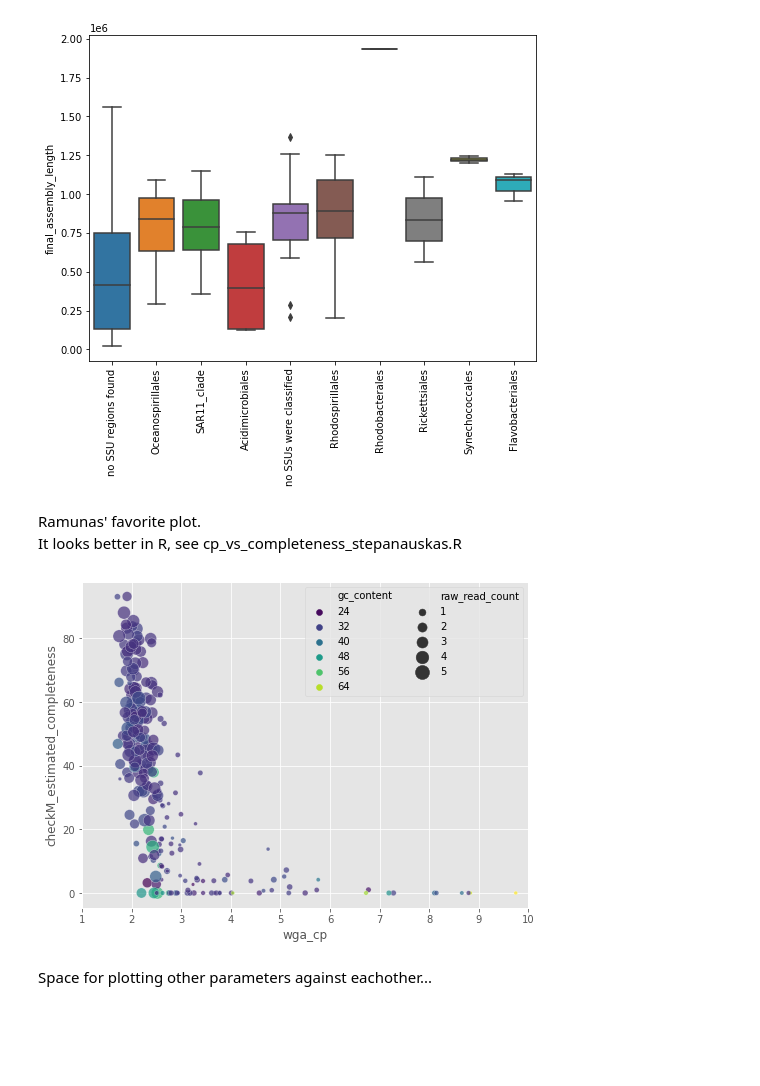
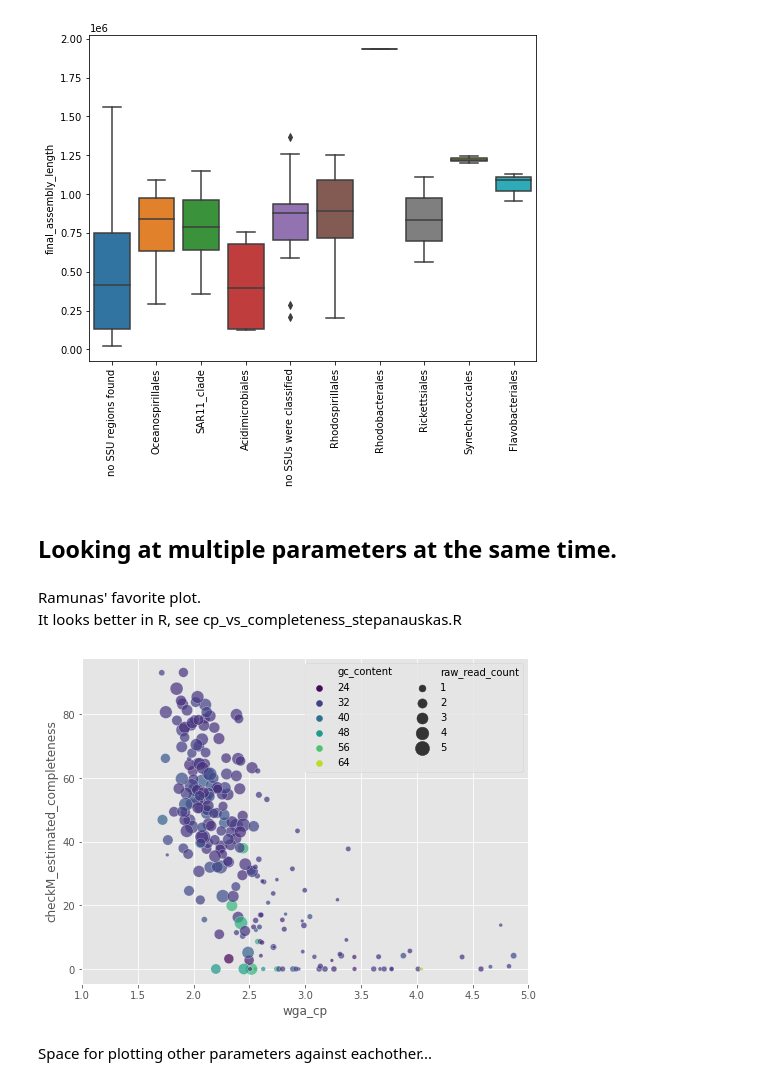
Before and after one commit to Bigelow-SCG-Course/Day1PM_SCG_data_intro, a Jupyter notebook: day1PM_playing_with_metadata.ipynb, the cells around one changed output. Cells and saved outputs as stored; diff of their text form; code cells hidden in the pictures; blank space fills up the shorter version.

Commit message:
updates to plotting notebook

```diff
--- a/day1PM_playing_with_metadata.ipynb
+++ b/day1PM_playing_with_metadata.ipynb
@@ -10,7 +10,7 @@ from collections import Counter  # Simple function that will count items in a li
 
 plt.rcParams["figure.figsize"] = (8,6)
 # %%
-assembly_stats_file = "AG-910_assembly_stats_updated.csv"
+assembly_stats_file = "tbls/AG-910_assembly_stats_updated.csv"
 df = pd.read_csv(assembly_stats_file)
 # %% [markdown]
 #### Let's get a handle on this dataframe
@@ -131,25 +131,27 @@ ax.tick_params(axis='x', labelrotation = 90)
 plt.show()
 # %% [output]
 [figure]
+# %% [markdown]
+## Looking at multiple parameters at the same time.
 # %% [markdown]
 Ramunas' favorite plot.
 It looks better in R, see cp_vs_completeness_stepanauskas.R
 # %%
 plt.style.use('ggplot')
 
 ax = sns.scatterplot(x = 'wga_cp',
                 y = 'checkM_estimated_completeness',
                 data = df,
                 hue = 'gc_content',
                 size = df['raw_read_count'],
                palette = 'viridis',
                alpha = 0.7,   # makes dots transparent
                 sizes = (10, 200))
 
 ax.legend(loc = 'upper right', ncol = 2)
-ax.set_xlim(1, 10)
+ax.set_xlim(1, 5)
 plt.show()
 # %% [output]
-[figure, old version]
+[figure, new version]
 # %% [markdown]
 Space for plotting other parameters against eachother...
```
Also changed, not shown: parts of 11 cells of this notebook, 3 other files.
